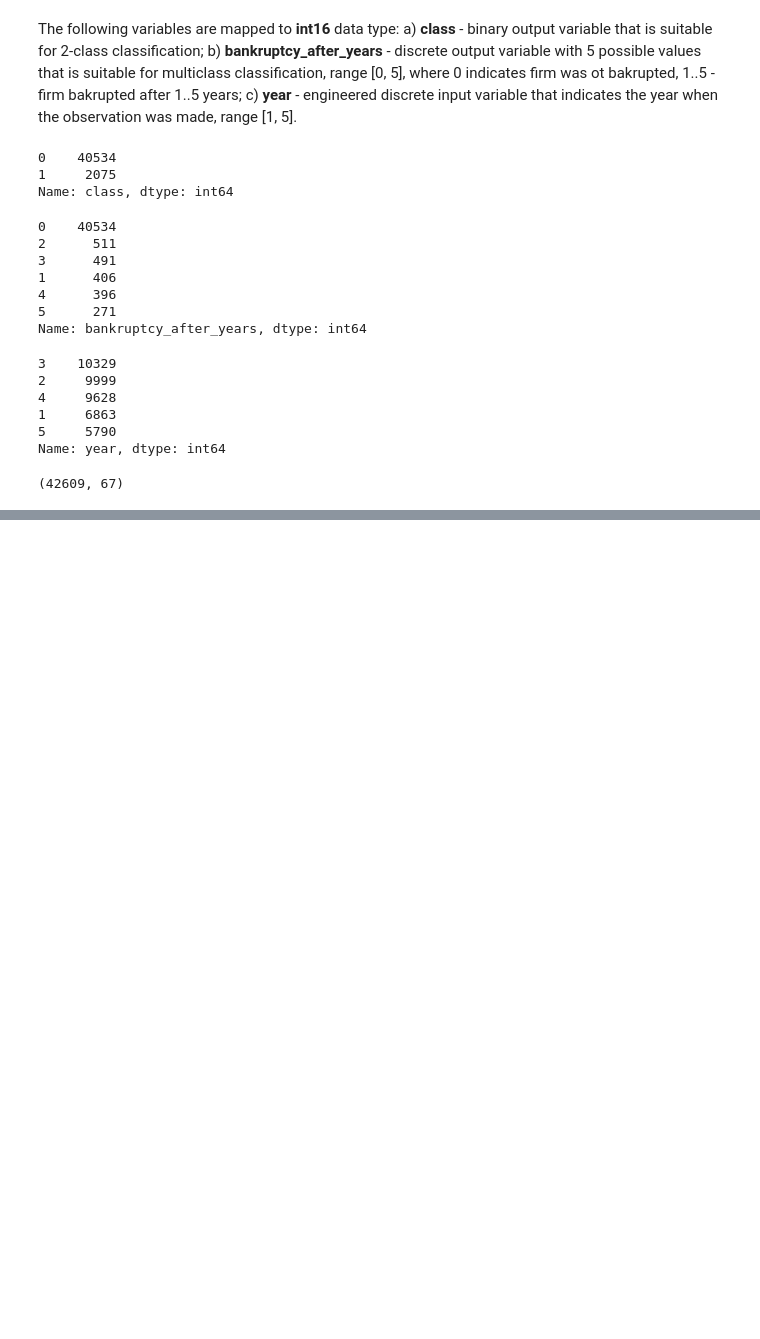
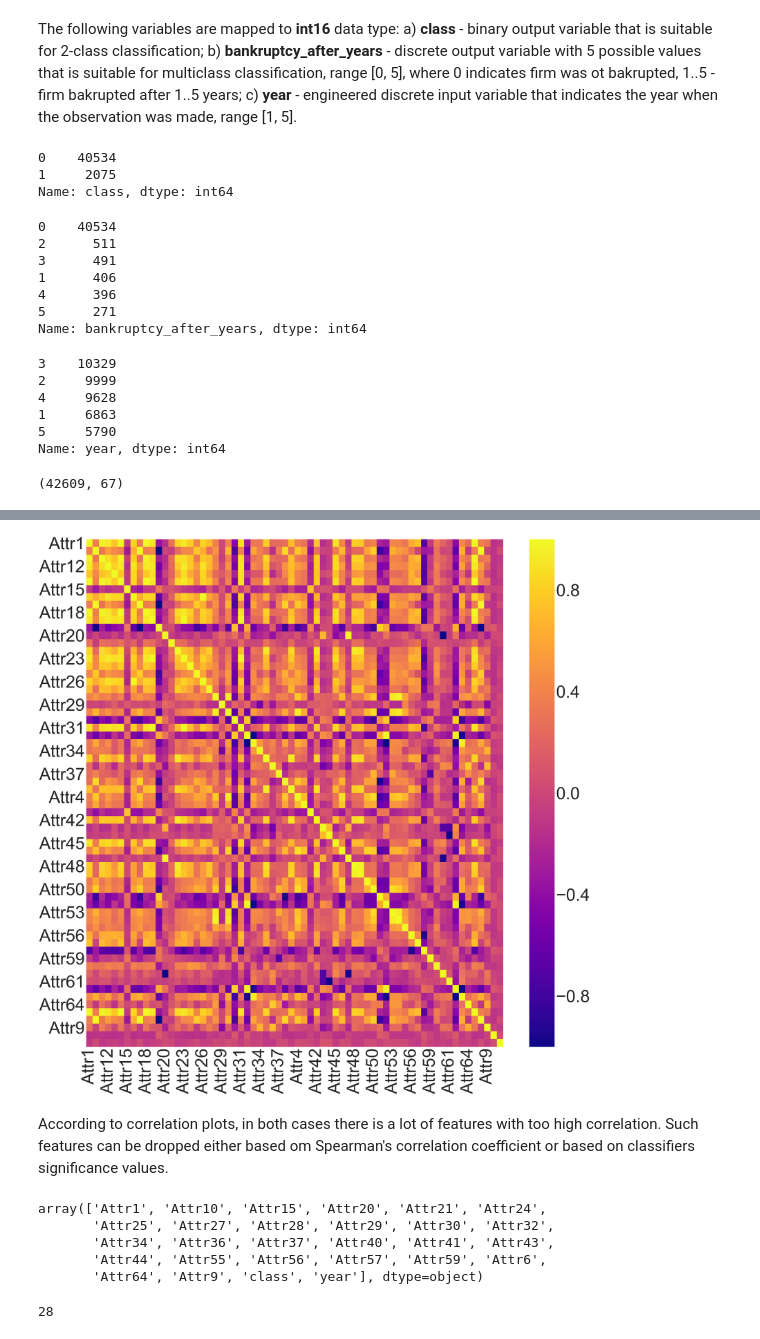
Before and after one commit to vcaramba/companies_bankruptcy_prediction, a Jupyter notebook: jupyter_notebooks/eda_notebook.ipynb, the cells around one changed output, grey strips where cells are left out. Drawn from its saved outputs; the diff is of its cells as text; code cells hidden in the pictures; blank space fills up the shorter version.

```diff
--- a/jupyter_notebooks/eda_notebook.ipynb
+++ b/jupyter_notebooks/eda_notebook.ipynb
@@ -87,0 +163,36 @@ df.describe()
+# %%
+plot_spearman(df[df.columns.difference(['class'])])
+# %% [output]
+[figure, added]
+# %% [markdown]
+According to correlation plots, in both cases there is a lot of features with too high correlation. Such features can be dropped either based om Spearman's correlation coefficient or based on classifiers significance values.
+# %%
+def drop_lin_correlated(df_in, method):
+    lower_bound = 0
+    upper_bound = 0.8
+    corr_matrix = df_in.corr(method=method, min_periods=1).abs()
+    # the matrix is symmetric so we need to extract upper triangle matrix without diagonal (k = 1)
+    upper = corr_matrix.where(np.triu(np.ones(corr_matrix.shape), k=1).astype(np.bool))
+
+    # Find indices of feature columns with correlation greater than 0.80
+    features_above_max = [column for column in upper.columns if any(upper[column] > upper_bound)]
+    # Find indices of feature columns with correlation less than 0
+    features_below_min = [column for column in upper.columns if any(upper[column] < lower_bound)]
+    features_to_drop = features_above_max + features_below_min
+    df_out = df_in.drop(features_to_drop, axis=1)
+
+    return df_out
+
+bin_cl_df = df[df.columns.difference(['bankruptcy_after_years'])]
+filtered_out_features = drop_lin_correlated(bin_cl_df, method="spearman")
+filtered_out_features.columns.values
+# %% [output]
+array(['Attr1', 'Attr10', 'Attr15', 'Attr20', 'Attr21', 'Attr24',
+       'Attr25', 'Attr27', 'Attr28', 'Attr29', 'Attr30', 'Attr32',
+       'Attr34', 'Attr36', 'Attr37', 'Attr40', 'Attr41', 'Attr43',
+       'Attr44', 'Attr55', 'Attr56', 'Attr57', 'Attr59', 'Attr6',
+       'Attr64', 'Attr9', 'class', 'year'], dtype=object)
+# %%
+len(filtered_out_features.columns.values)
+# %% [output]
+28
```
Also changed, not shown: parts of 20 cells of this notebook.
